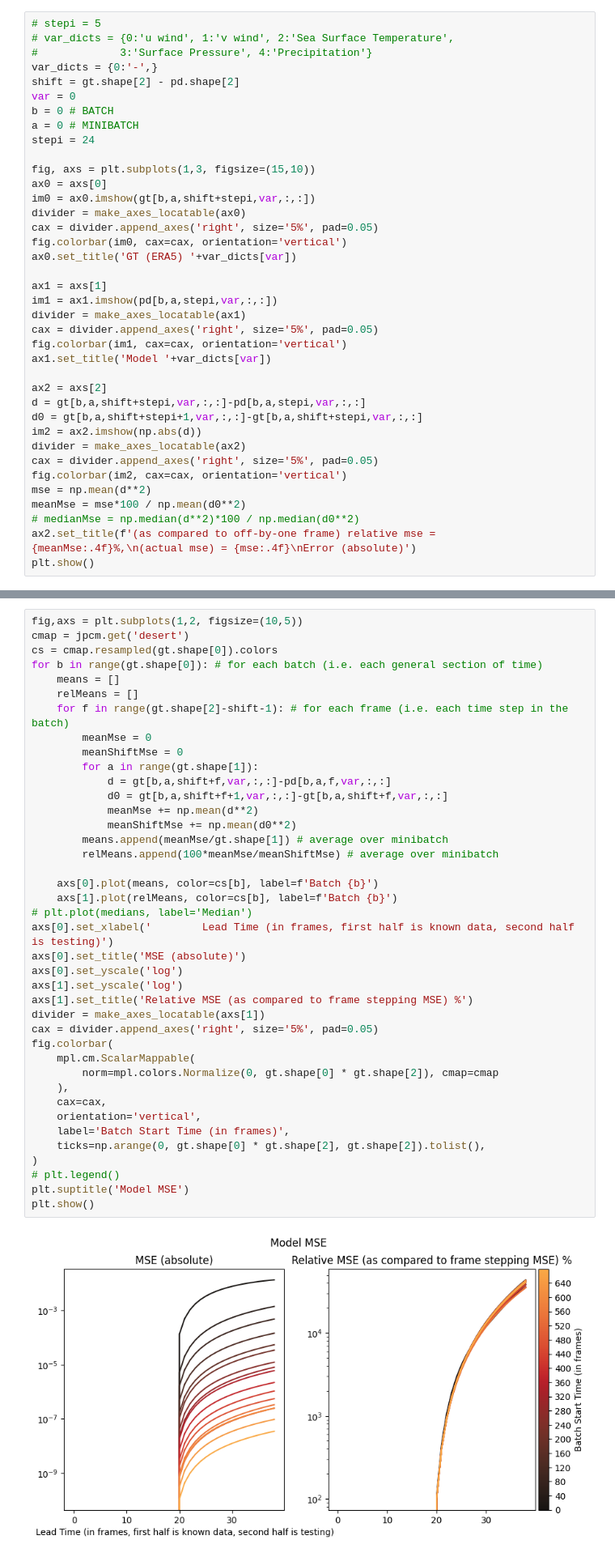
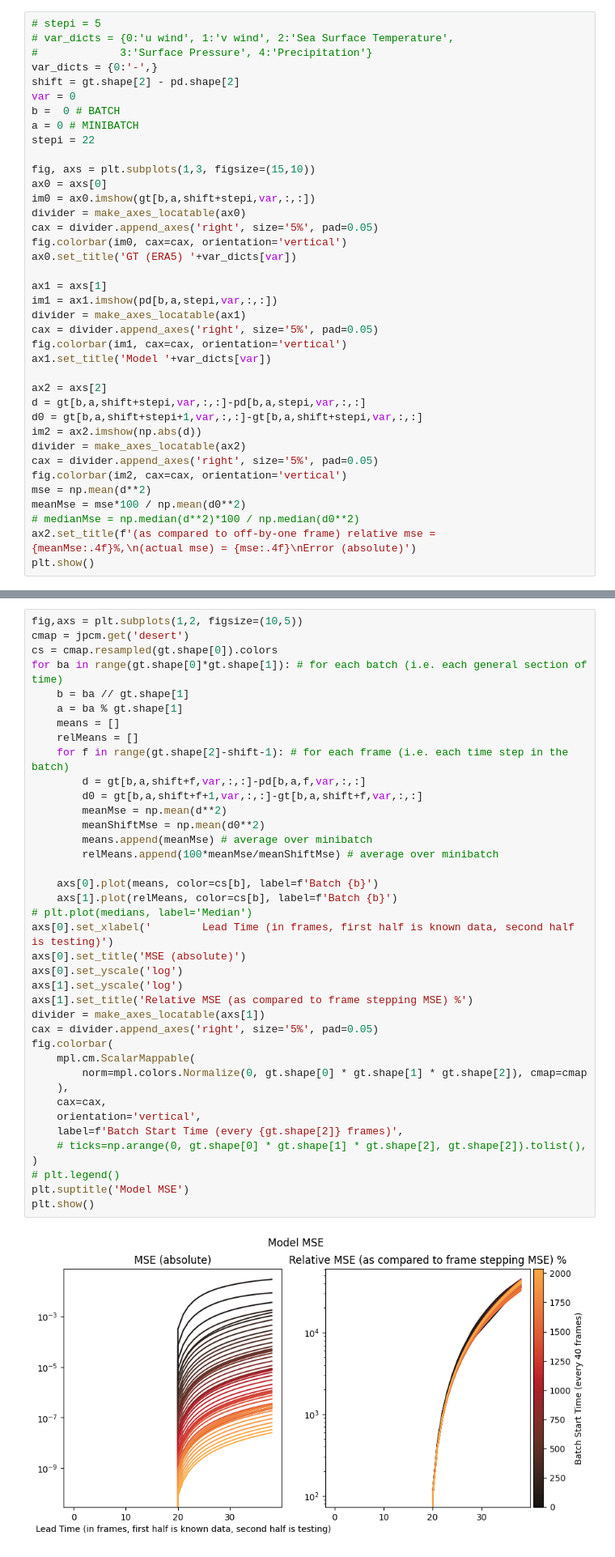
Before and after one commit to akhilsadam/ERA5_PredRNN, a Jupyter notebook: pipeline/test_visualization.ipynb, the cells around one changed output, grey strips where cells are left out. Shown at 81% size. Cells and saved outputs as stored; diff of their text form.

```diff
--- a/pipeline/test_visualization.ipynb
+++ b/pipeline/test_visualization.ipynb
@@ -37,9 +37,9 @@ print(pd.shape)
 var_dicts = {0:'-',}
 shift = gt.shape[2] - pd.shape[2]
 var = 0
-b = 0 # BATCH
+b =  0 # BATCH
 a = 0 # MINIBATCH
-stepi = 24
+stepi = 22
 
 fig, axs = plt.subplots(1,3, figsize=(15,10))
 ax0 = axs[0]
@@ -73,42 +73,41 @@ plt.show()
 # %%
 fig,axs = plt.subplots(1,2, figsize=(10,5))
 cmap = jpcm.get('desert')
 cs = cmap.resampled(gt.shape[0]).colors
-for b in range(gt.shape[0]): # for each batch (i.e. each general section of time)
+for ba in range(gt.shape[0]*gt.shape[1]): # for each batch (i.e. each general section of time)
+    b = ba // gt.shape[1]
+    a = ba % gt.shape[1]
     means = []
     relMeans = []
     for f in range(gt.shape[2]-shift-1): # for each frame (i.e. each time step in the batch)
-        meanMse = 0
-        meanShiftMse = 0
-        for a in range(gt.shape[1]):
-            d = gt[b,a,shift+f,var,:,:]-pd[b,a,f,var,:,:]
-            d0 = gt[b,a,shift+f+1,var,:,:]-gt[b,a,shift+f,var,:,:]
-            meanMse += np.mean(d**2)
-            meanShiftMse += np.mean(d0**2)
-        means.append(meanMse/gt.shape[1]) # average over minibatch
+        d = gt[b,a,shift+f,var,:,:]-pd[b,a,f,var,:,:]
+        d0 = gt[b,a,shift+f+1,var,:,:]-gt[b,a,shift+f,var,:,:]
+        meanMse = np.mean(d**2)
+        meanShiftMse = np.mean(d0**2)
+        means.append(meanMse) # average over minibatch
         relMeans.append(100*meanMse/meanShiftMse) # average over minibatch
 
     axs[0].plot(means, color=cs[b], label=f'Batch {b}')
     axs[1].plot(relMeans, color=cs[b], label=f'Batch {b}')
 # plt.plot(medians, label='Median')
 axs[0].set_xlabel('        Lead Time (in frames, first half is known data, second half is testing)')
 axs[0].set_title('MSE (absolute)')
 axs[0].set_yscale('log')
 axs[1].set_yscale('log')
 axs[1].set_title('Relative MSE (as compared to frame stepping MSE) %')
 divider = make_axes_locatable(axs[1])
 cax = divider.append_axes('right', size='5%', pad=0.05)
 fig.colorbar(
     mpl.cm.ScalarMappable(
-        norm=mpl.colors.Normalize(0, gt.shape[0] * gt.shape[2]), cmap=cmap
+        norm=mpl.colors.Normalize(0, gt.shape[0] * gt.shape[1] * gt.shape[2]), cmap=cmap
     ),
     cax=cax,
     orientation='vertical',
-    label='Batch Start Time (in frames)',
-    ticks=np.arange(0, gt.shape[0] * gt.shape[2], gt.shape[2]).tolist(),
+    label=f'Batch Start Time (every {gt.shape[2]} frames)',
+    # ticks=np.arange(0, gt.shape[0] * gt.shape[1] * gt.shape[2], gt.shape[2]).tolist(),
 )
 # plt.legend()
 plt.suptitle('Model MSE')
 plt.show()
 # %% [output]
-[figure, old version]
+[figure, new version]
```
Also changed, not shown: parts of 7 cells of this notebook, 14 other files.
